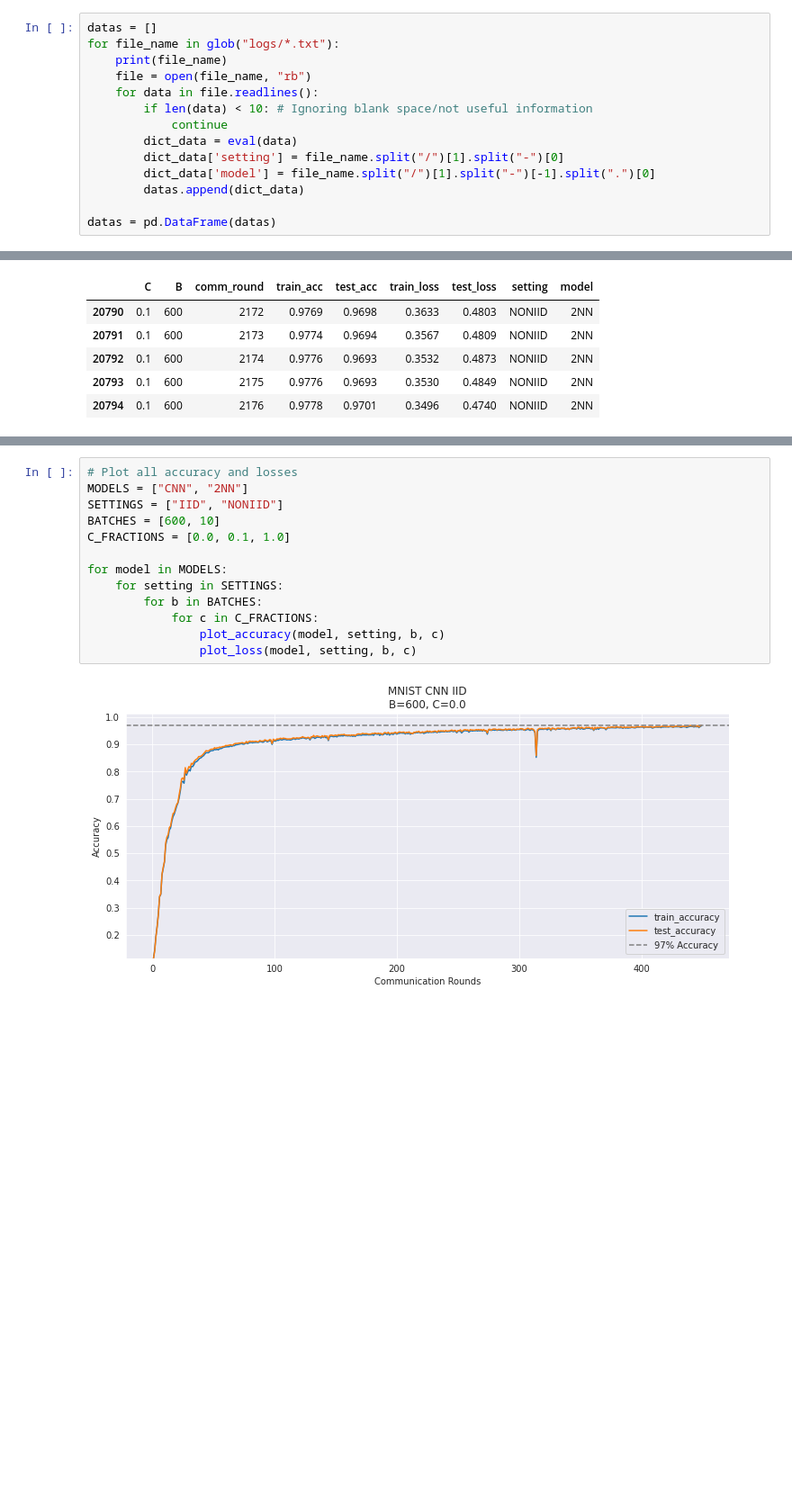
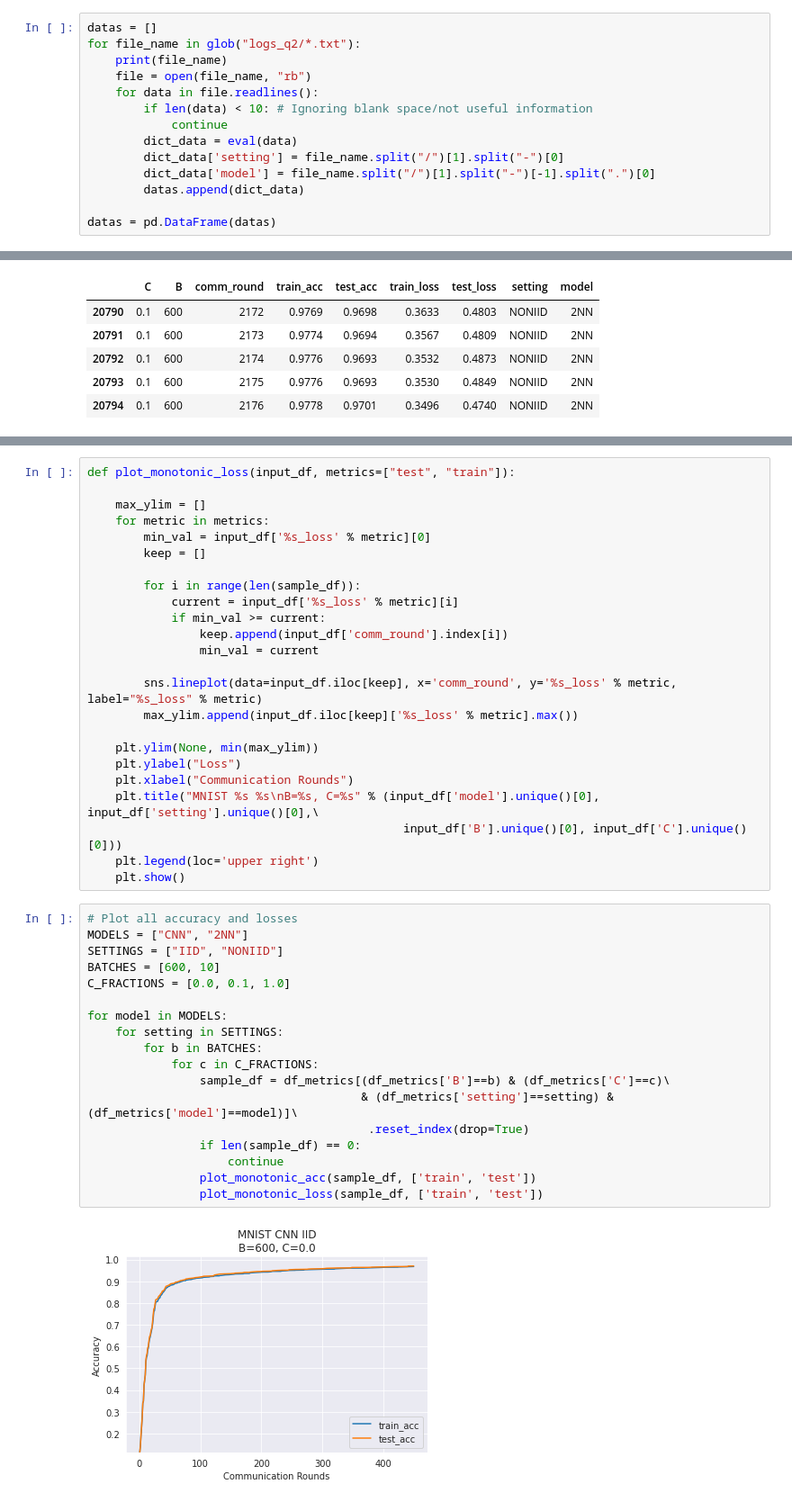
Before and after one commit to bahyhelmihp/fedavg-reproduce, a Jupyter notebook: question-2.ipynb, the cells around one changed output, grey strips where cells are left out. Shown: that part at 90% size. Saved outputs shown, nothing was run; the diff lists cells and outputs as text; blank space fills up the shorter version.

Commit message:
Add logs for question 1, add monotonic function for q1 and q2

```diff
--- a/question-2.ipynb
+++ b/question-2.ipynb
@@ -24,7 +22,7 @@ os.chdir("/home/bahy/research/icl-prelab-assignment/")
 /home/bahy/research/icl-prelab-assignment
 # %%
 datas = []
-for file_name in glob("logs/*.txt"):
+for file_name in glob("logs_q2/*.txt"):
     print(file_name)
     file = open(file_name, "rb")
     for data in file.readlines():
@@ -150,15 +149,44 @@ def plot_loss(model, setting, B, C):
+# %%
+def plot_monotonic_loss(input_df, metrics=["test", "train"]):
+
+    max_ylim = []
+    for metric in metrics:
+        min_val = input_df['%s_loss' % metric][0]
+        keep = []
+
+        for i in range(len(sample_df)):
+            current = input_df['%s_loss' % metric][i]
+            if min_val >= current:
+                keep.append(input_df['comm_round'].index[i])
+                min_val = current
+
+        sns.lineplot(data=input_df.iloc[keep], x='comm_round', y='%s_loss' % metric, label="%s_loss" % metric)
+        max_ylim.append(input_df.iloc[keep]['%s_loss' % metric].max())
+
+    plt.ylim(None, min(max_ylim))
+    plt.ylabel("Loss")
+    plt.xlabel("Communication Rounds")
+    plt.title("MNIST %s %s\nB=%s, C=%s" % (input_df['model'].unique()[0], input_df['setting'].unique()[0],\
+                                             input_df['B'].unique()[0], input_df['C'].unique()[0]))
+    plt.legend(loc='upper right')
+    plt.show()
 # %%
 # Plot all accuracy and losses
 MODELS = ["CNN", "2NN"]
 SETTINGS = ["IID", "NONIID"]
 BATCHES = [600, 10]
 C_FRACTIONS = [0.0, 0.1, 1.0]
 
 for model in MODELS:
     for setting in SETTINGS:
         for b in BATCHES:
             for c in C_FRACTIONS:
-                plot_accuracy(model, setting, b, c)
-                plot_loss(model, setting, b, c)
+                sample_df = df_metrics[(df_metrics['B']==b) & (df_metrics['C']==c)\
+                                       & (df_metrics['setting']==setting) & (df_metrics['model']==model)]\
+                                        .reset_index(drop=True)
+                if len(sample_df) == 0:
+                    continue
+                plot_monotonic_acc(sample_df, ['train', 'test'])
+                plot_monotonic_loss(sample_df, ['train', 'test'])
 # %% [output]
-[figure, old version]
+[figure, new version]
```
Also changed, not shown: parts of 8 cells of this notebook, 5 other files.
